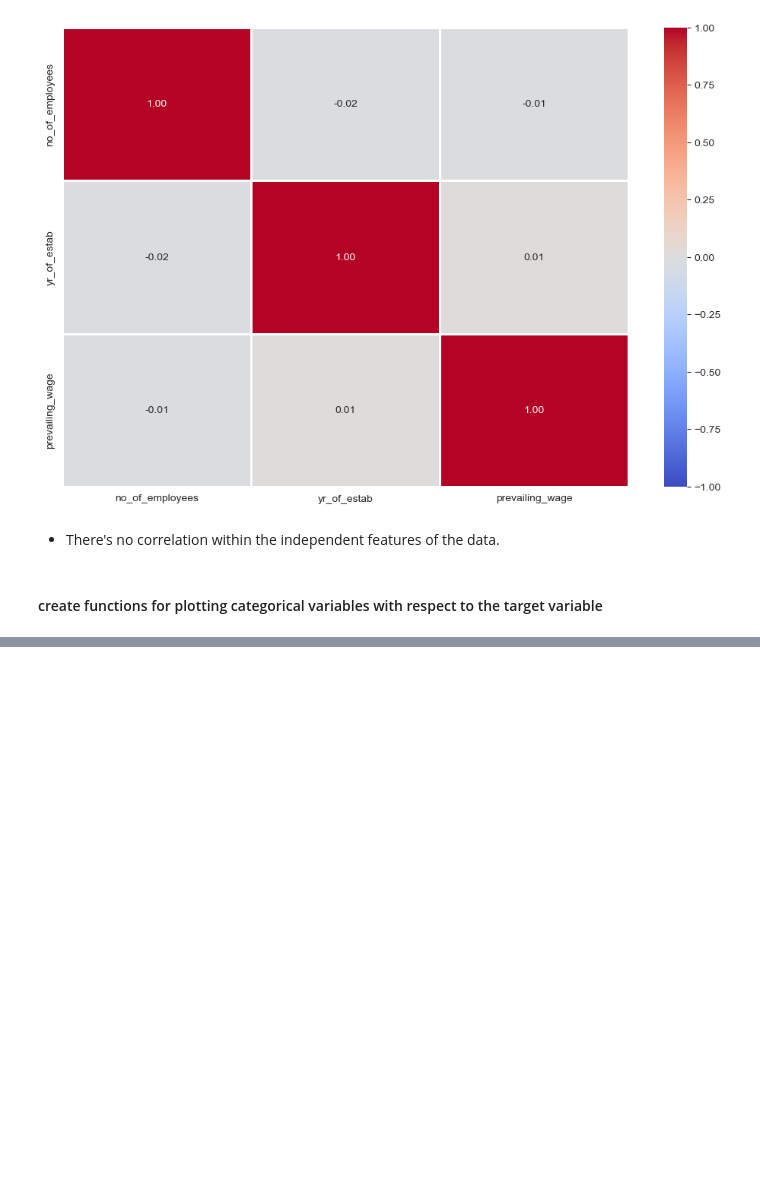
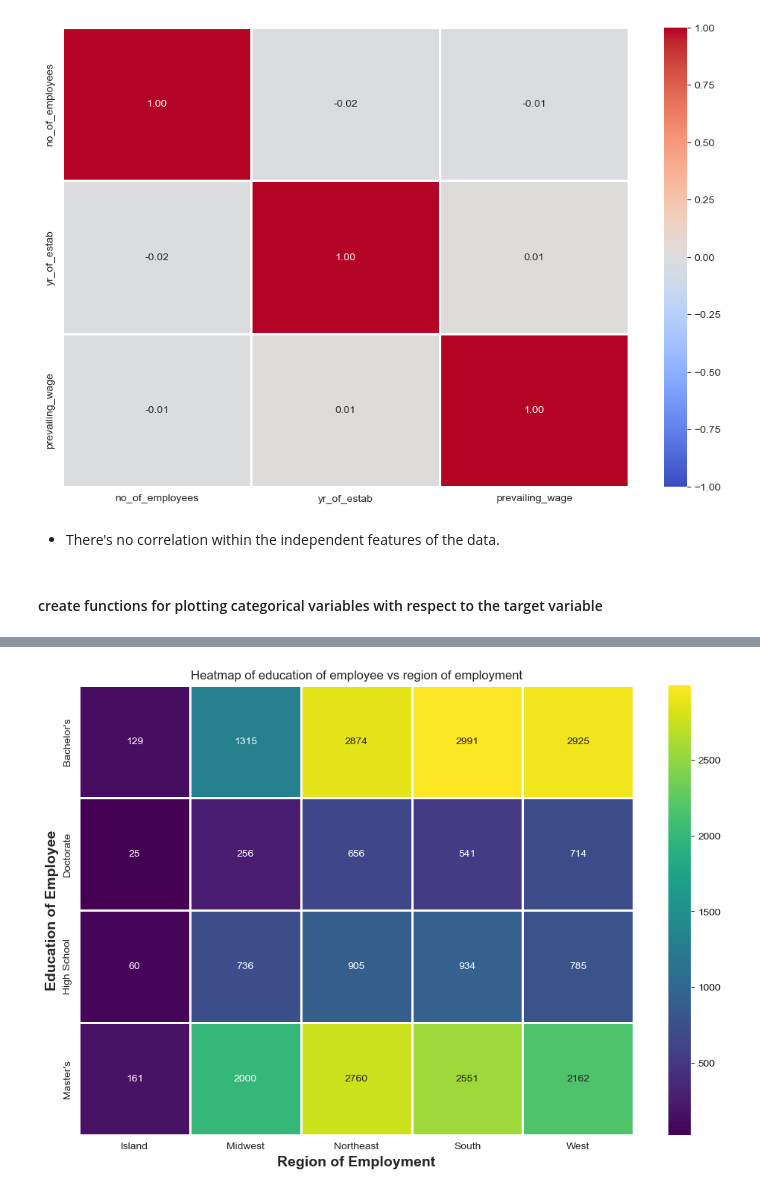
Before and after one commit to ArthurXia1031/Data_Science_Project, a Jupyter notebook: machine_learning/Easy_visa/easy_visa.ipynb, the cells around one changed output, grey strips where cells are left out. Saved outputs shown, nothing was run; the diff lists cells and outputs as text; code cells hidden in the pictures; blank space fills up the shorter version.

```diff
--- a/machine_learning/Easy_visa/easy_visa.ipynb
+++ b/machine_learning/Easy_visa/easy_visa.ipynb
@@ -518,0 +547,18 @@ ValueError: setting an array element with a sequence. The requested array has an
+# %%
+plt.figure(figsize=(12, 8), dpi=100)
+
+sns.heatmap(
+    pd.crosstab(data['education_of_employee'], data['region_of_employment']),
+    annot=True,
+    fmt='g',
+    linewidths=2,
+    cmap='viridis'
+)
+
+plt.xlabel('Region of Employment', fontsize=14, weight='bold')
+plt.ylabel('Education of Employee', fontsize=14, weight='bold')
+
+plt.title('Heatmap of education of employee vs region of employment')
+plt.show()
+# %% [output]
+[figure, added]
```
Also changed, not shown: parts of 10 cells of this notebook.
